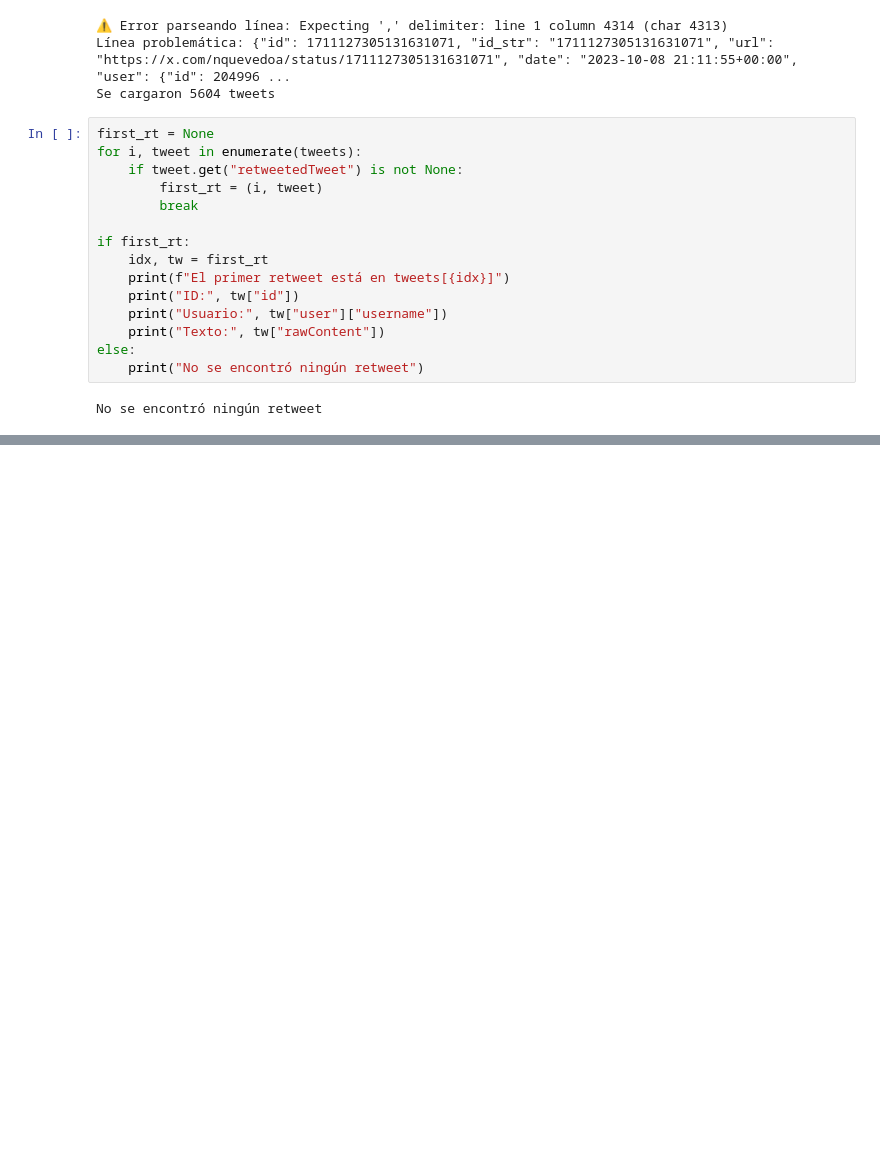
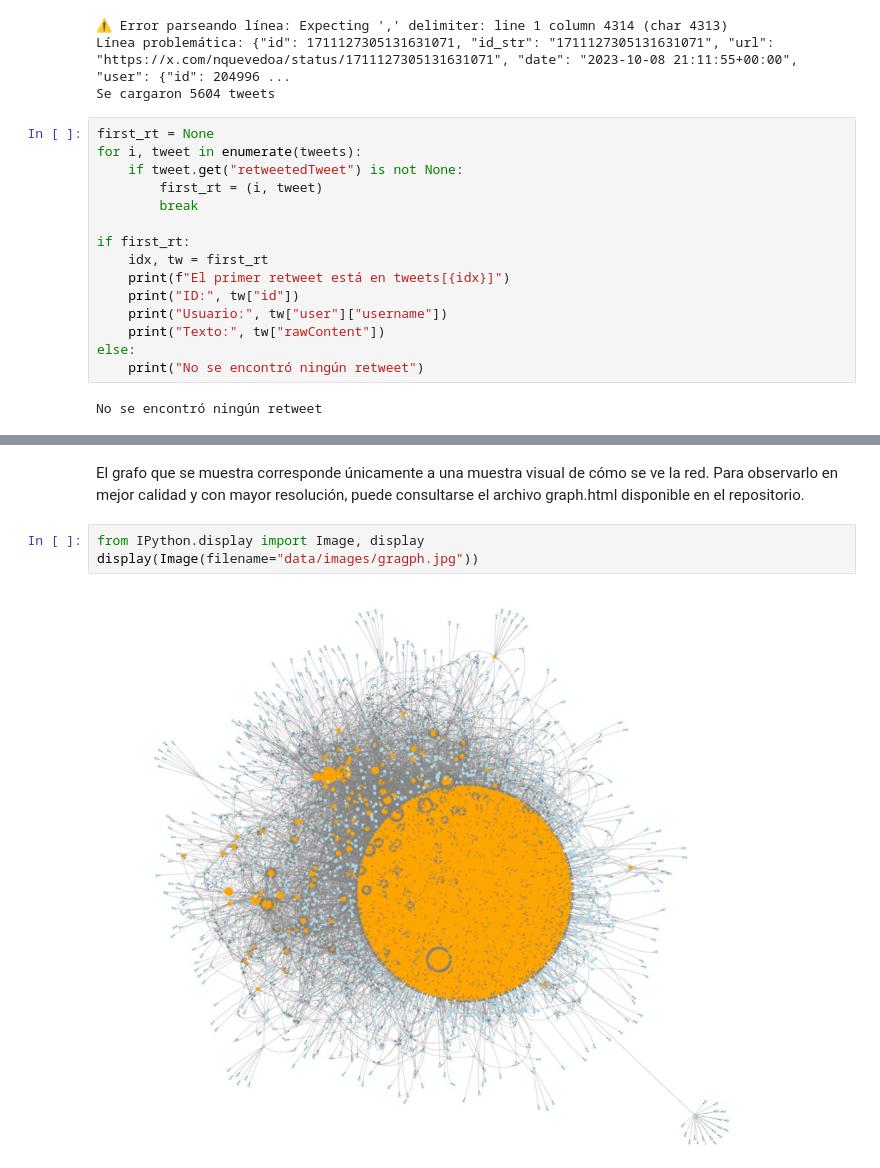
Before and after one commit to Gerax5/DS-lab6, a Jupyter notebook: report.ipynb, the cells around one changed output, grey strips where cells are left out. Saved outputs shown, nothing was run; the diff lists cells and outputs as text; blank space fills up the shorter version.

Commit message:
feat: add graph analisis to real report

```diff
--- a/report.ipynb
+++ b/report.ipynb
@@ -148,0 +426,7 @@ TypeError: 'NoneType' object is not subscriptable
+# %% [markdown]
+El grafo que se muestra corresponde únicamente a una muestra visual de cómo se ve la red. Para observarlo en mejor calidad y con mayor resolución, puede consultarse el archivo graph.html disponible en el repositorio.
+# %%
+from IPython.display import Image, display
+display(Image(filename="data/images/gragph.jpg"))
+# %% [output]
+[figure, added]
```
Also changed, not shown: parts of 54 cells of this notebook.
